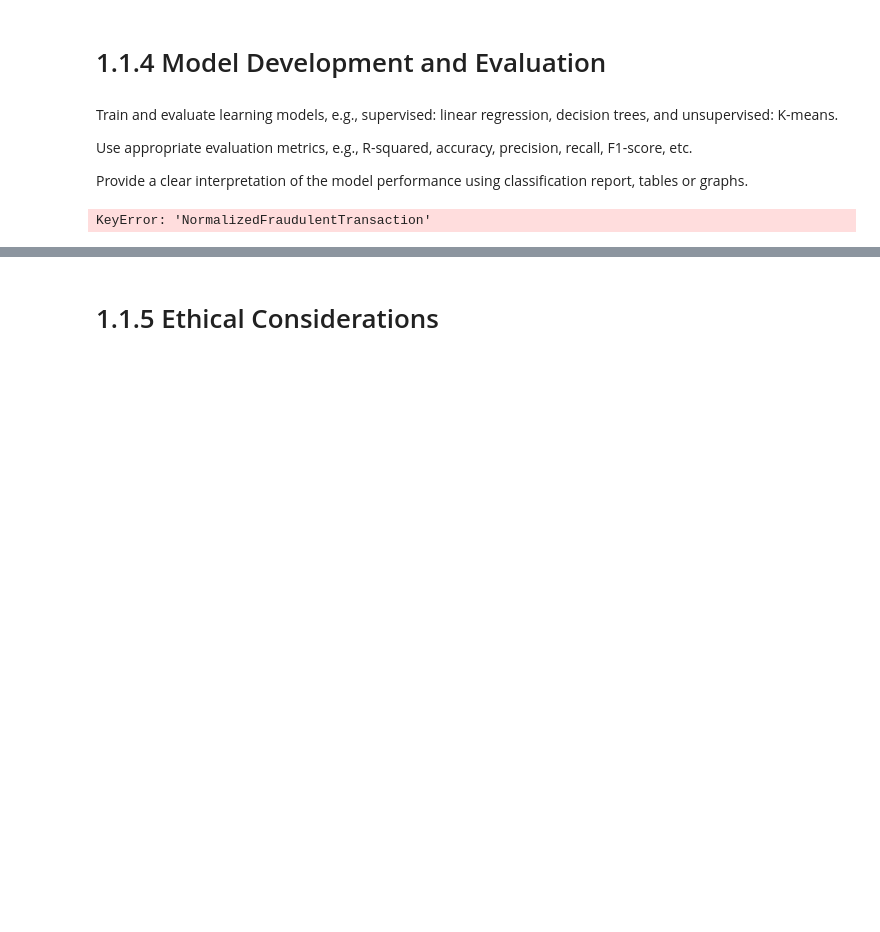
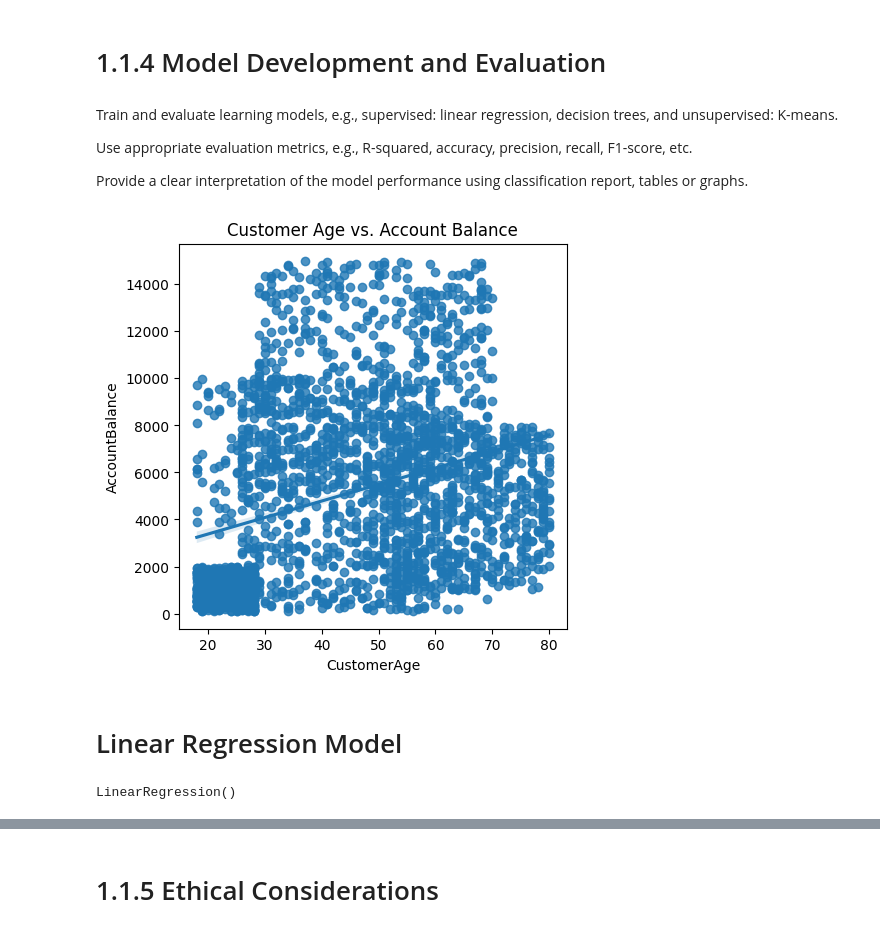
Before and after one commit to petar-Atanasov/Applied-Data-Science-and-AI-Workflow, a Jupyter notebook: CST3133_CourseWork_A.ipynb, the cells around one changed output, grey strips where cells are left out. Drawn from its saved outputs; the diff is of its cells as text; code cells hidden in the pictures; blank space fills up the shorter version.

```diff
--- a/CST3133_CourseWork_A.ipynb
+++ b/CST3133_CourseWork_A.ipynb
@@ -290,6 +204,13 @@ Train and evaluate learning models, e.g., supervised: linear regression, decisio
 Use appropriate evaluation metrics, e.g., R-squared, accuracy, precision, recall, F1-score, etc.
 
 Provide a clear interpretation of the model performance using classification report, tables or graphs.
+# %%
+plt.figure(figsize=(5,5))
+sns.regplot(x='CustomerAge', y='AccountBalance', data=dataset)
+plt.title('Customer Age vs. Account Balance')
+plt.show()
+# %% [output]
+[figure, added]
 # %%
 from sklearn.model_selection import train_test_split
 from sklearn.linear_model import LinearRegression
@@ -298,7 +220,2 @@ from sklearn.cluster import KMeans
 from sklearn.metrics import r2_score, accuracy_score, precision_score, recall_score, f1_score
 from sklearn.metrics import classification_report, confusion_matrix
-# %%
-x = dataset[['NormalizedTransactionAmount', 'NormalizedAccountBalance', 'NormalizedTransactionDuration']]
-y = dataset['NormalizedFraudulentTransaction']
-# %% [output]
-KeyError: 'NormalizedFraudulentTransaction'
@@ -304,0 +232,7 @@ KeyError: 'NormalizedFraudulentTransaction'
+# %% [markdown]
+# Linear Regression Model
+# %%
+linear_regression_model = LinearRegression()
+linear_regression_model.fit(normalised_x_train, normalised_y_train)
+# %% [output]
+LinearRegression()
```
Also changed, not shown: parts of 24 cells of this notebook.
